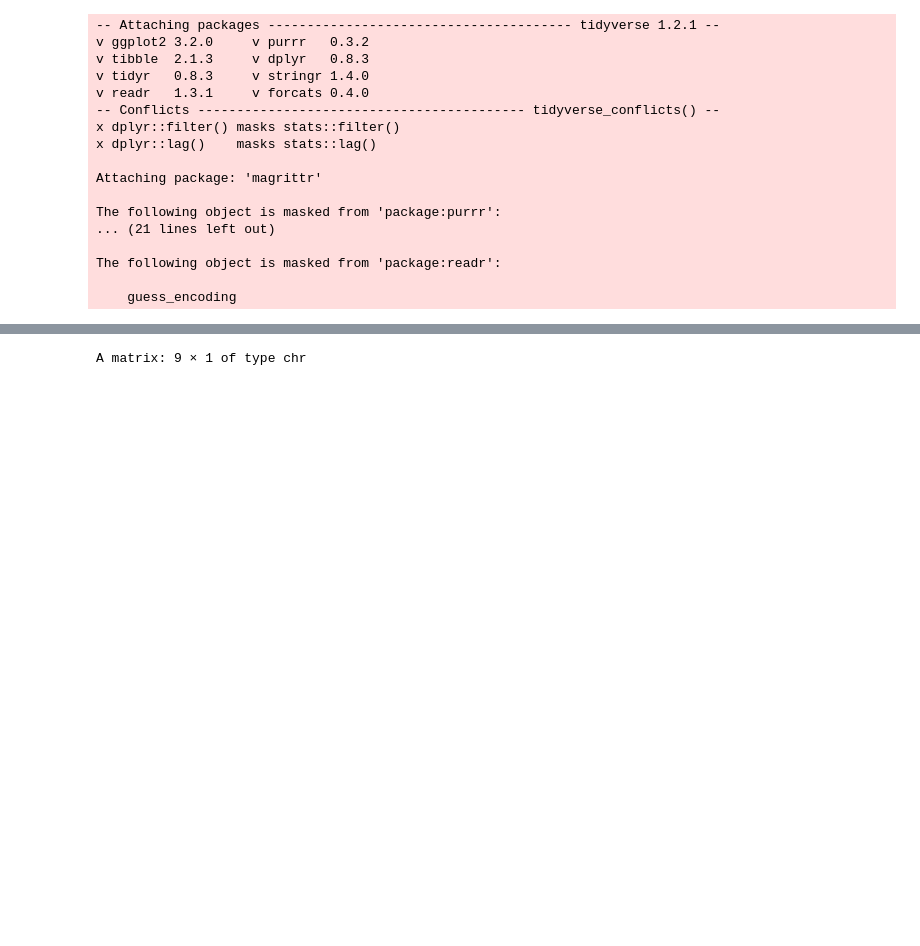
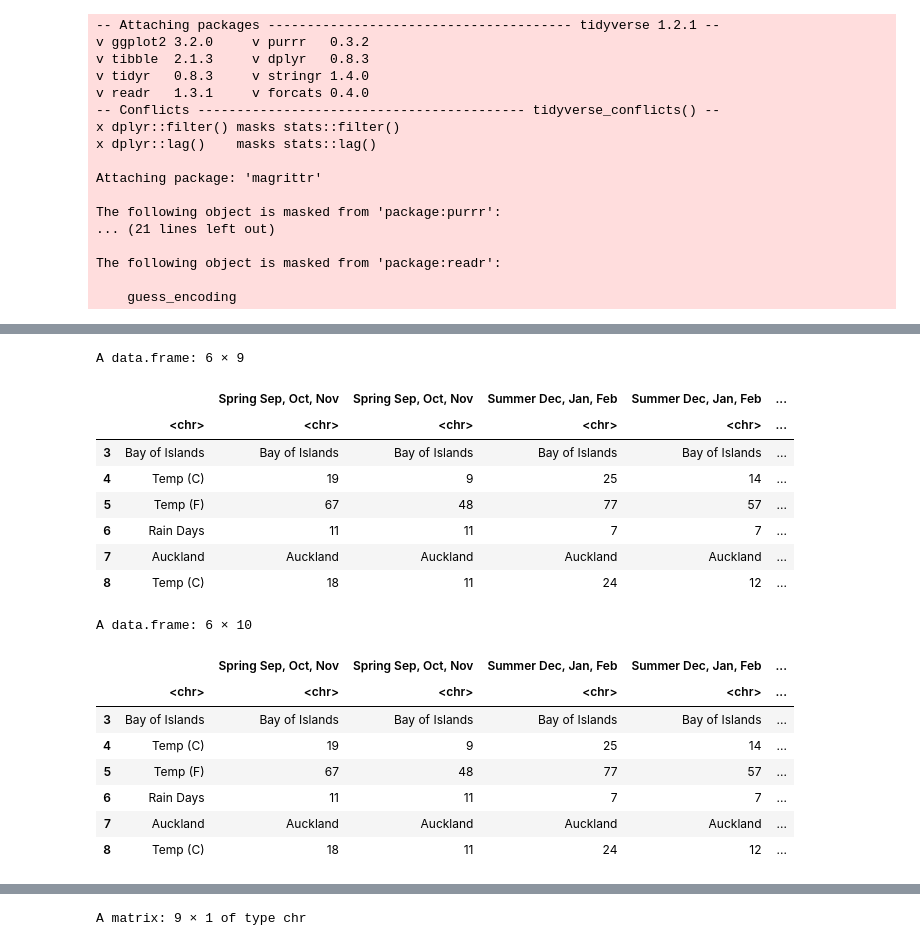
Before and after one commit to dipinpjoseph/Analysis-NZ-Consumer-Goods, a Jupyter notebook: Code/Seasonality.ipynb, the cells around one changed output, grey strips where cells are left out. Drawn from its saved outputs; the diff is of its cells as text; code cells hidden in the pictures; blank space fills up the shorter version.

```diff
--- a/Code/Seasonality.ipynb
+++ b/Code/Seasonality.ipynb
@@ -84,0 +110,24 @@ A data.frame: 6 × 9
+# %%
+df_s <- (df_seasons)
+head(df_s)
+df_s$names <- rownames(df_s)
+head(df_s)
+# %% [output]
+A data.frame: 6 × 9
+|  |  | Spring Sep, Oct, Nov | Spring Sep, Oct, Nov | Summer Dec, Jan, Feb | Summer Dec, Jan, Feb | ... |
+|  | <chr> | <chr> | <chr> | <chr> | <chr> | ... |
+| 3 | Bay of Islands | Bay of Islands | Bay of Islands | Bay of Islands | Bay of Islands | ... |
+| 4 | Temp (C) | 19 | 9 | 25 | 14 | ... |
+| 5 | Temp (F) | 67 | 48 | 77 | 57 | ... |
+| 6 | Rain Days | 11 | 11 | 7 | 7 | ... |
+| 7 | Auckland | Auckland | Auckland | Auckland | Auckland | ... |
+| 8 | Temp (C) | 18 | 11 | 24 | 12 | ... |
+A data.frame: 6 × 10
+|  |  | Spring Sep, Oct, Nov | Spring Sep, Oct, Nov | Summer Dec, Jan, Feb | Summer Dec, Jan, Feb | ... |
+|  | <chr> | <chr> | <chr> | <chr> | <chr> | ... |
+| 3 | Bay of Islands | Bay of Islands | Bay of Islands | Bay of Islands | Bay of Islands | ... |
+| 4 | Temp (C) | 19 | 9 | 25 | 14 | ... |
+| 5 | Temp (F) | 67 | 48 | 77 | 57 | ... |
+| 6 | Rain Days | 11 | 11 | 7 | 7 | ... |
+| 7 | Auckland | Auckland | Auckland | Auckland | Auckland | ... |
+| 8 | Temp (C) | 18 | 11 | 24 | 12 | ... |
```
Also changed, not shown: parts of 10 cells of this notebook.
